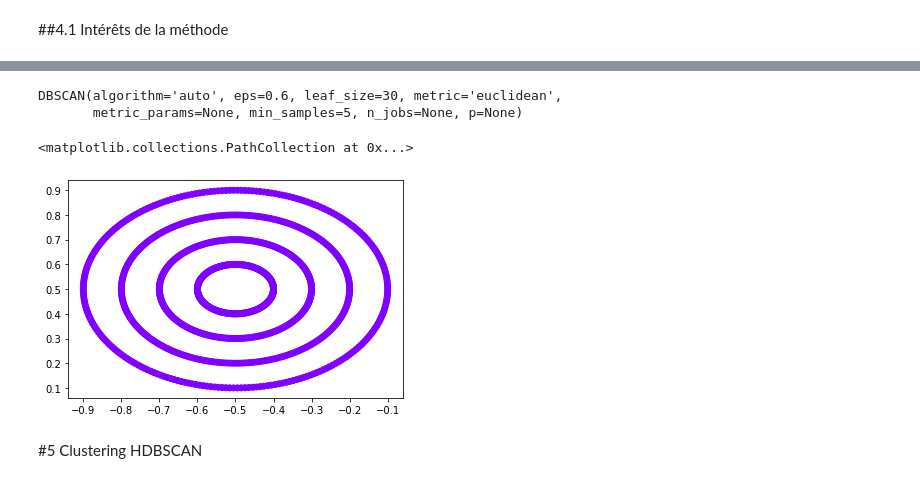
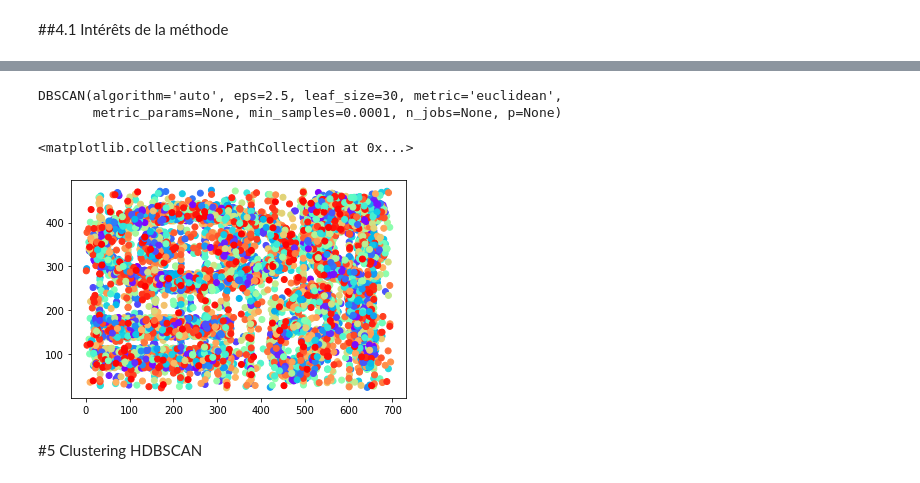
Before and after one commit to hsn31/Clustering, a Jupyter notebook: TP_Clustering.ipynb, the cells around one changed output, grey strips where cells are left out. Saved outputs shown, nothing was run; the diff lists cells and outputs as text; code cells hidden in the pictures.

```diff
--- a/TP_Clustering.ipynb
+++ b/TP_Clustering.ipynb
@@ -78,7 +79,7 @@ zelnik = arff.loadarff(open('/content/gdrive/My Drive/5SDBD/clustering-benchmark
 #print(data)
 # %%
 nb_clusters = 4
-data = data3
+data = d31
 # %%
 import matplotlib.pyplot as plt
 import numpy as np
@@ -424,14 +486,14 @@ ValueError: ignored
 # %%
-cluster_data=returnData(data3)
-dbData =DBSCAN(eps=0.6, min_samples=5).fit(cluster_data)
+cluster_data=returnData(data)
+dbData =DBSCAN(eps=2.5, min_samples=0.0001).fit(cluster_data)
 print(dbData)
 labels = dbData.labels_
 plt.scatter(cluster_data[:,0],cluster_data[:,1], c=labels, cmap='rainbow')
 # %% [output]
-DBSCAN(algorithm='auto', eps=0.6, leaf_size=30, metric='euclidean',
-       metric_params=None, min_samples=5, n_jobs=None, p=None)
+DBSCAN(algorithm='auto', eps=2.5, leaf_size=30, metric='euclidean',
+       metric_params=None, min_samples=0.0001, n_jobs=None, p=None)
 <matplotlib.collections.PathCollection at 0x...>
-[figure, old version]
+[figure, new version]
 # %% [markdown]
 #5 Clustering HDBSCAN
 # %%
```
Also changed, not shown: parts of 22 cells of this notebook.
